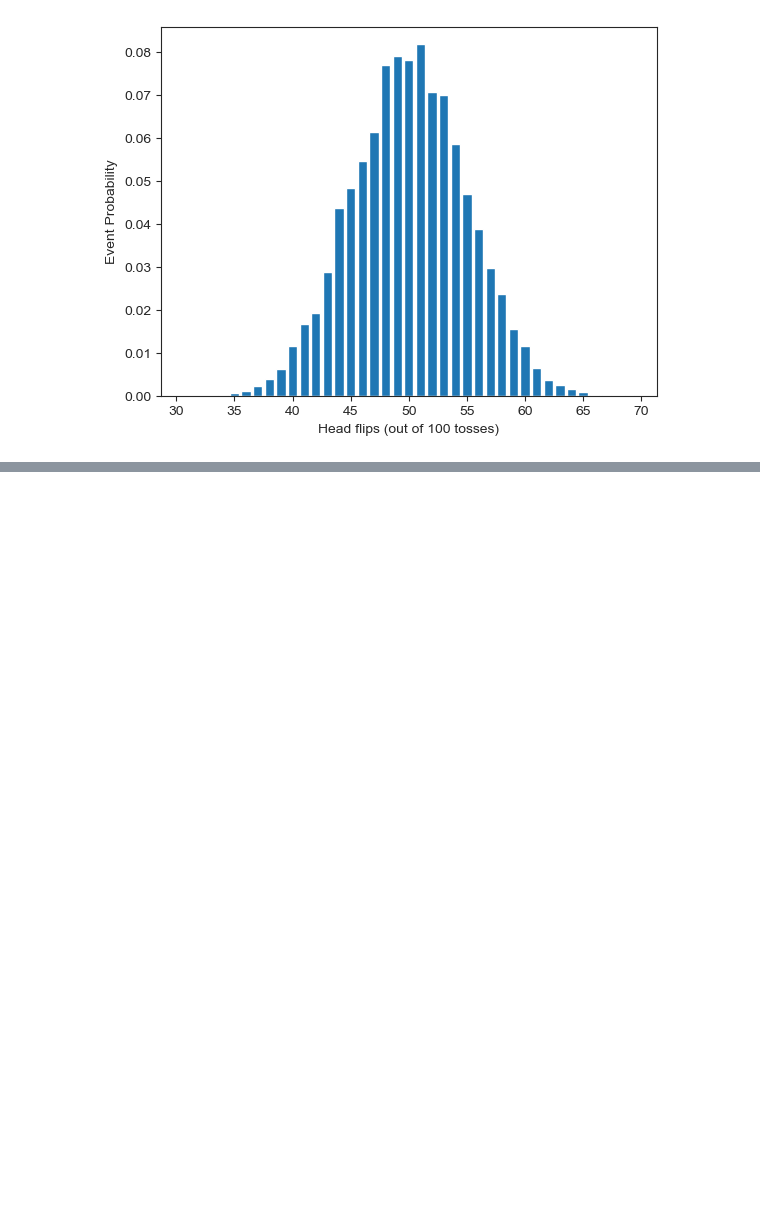
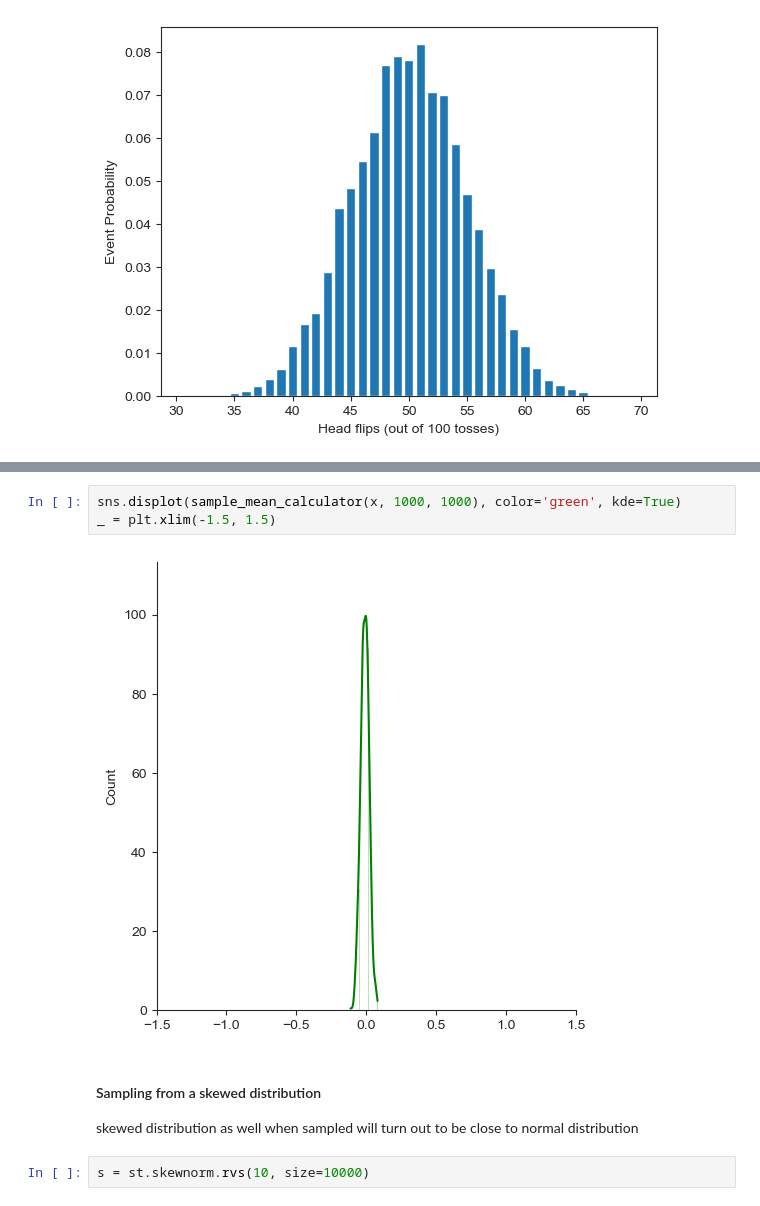
Before and after one commit to sjagadee/math_for_ai_ml, a Jupyter notebook: 5-probalility/6-distributions_in_ml.ipynb, the cells around one changed output, grey strips where cells are left out. Cells and saved outputs as stored; diff of their text form; blank space fills up the shorter version.

```diff
--- a/5-probalility/6-distributions_in_ml.ipynb
+++ b/5-probalility/6-distributions_in_ml.ipynb
@@ -88,0 +133,11 @@ _ = plt.ylabel("Event Probability")
+# %%
+sns.displot(sample_mean_calculator(x, 1000, 1000), color='green', kde=True)
+_ = plt.xlim(-1.5, 1.5)
+# %% [output]
+[figure, added]
+# %% [markdown]
+#### Sampling from a skewed distribution
+
+skewed distribution as well when sampled will turn out to be close to normal distribution
+# %%
+s = st.skewnorm.rvs(10, size=10000)
```
Also changed, not shown: parts of 22 cells of this notebook.
